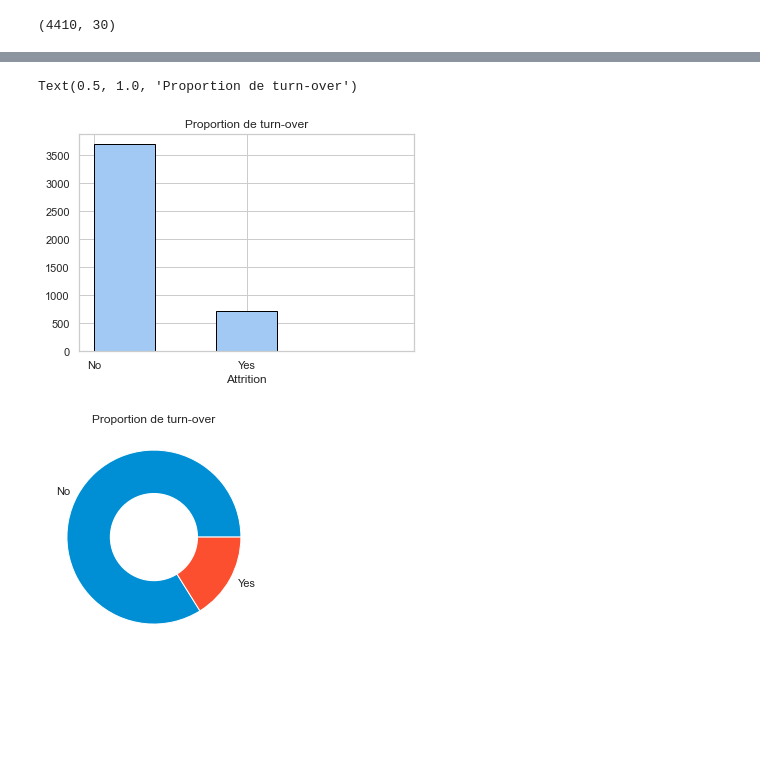
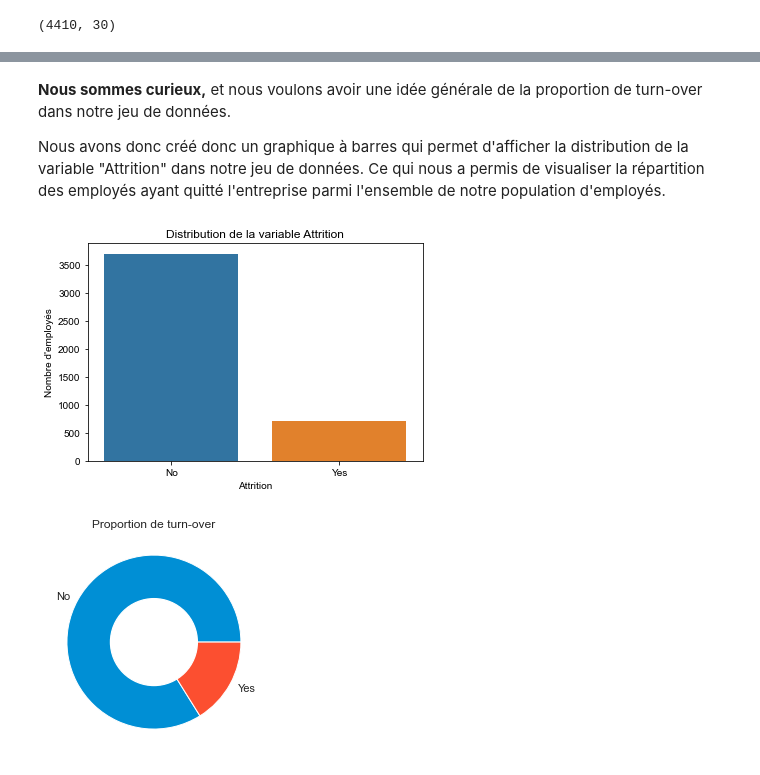
Before and after one commit to itsyanis/Machine-Learning-Project, a Jupyter notebook: Livrable_Projet IA.ipynb, the cells around one changed output, grey strips where cells are left out. Drawn from its saved outputs; the diff is of its cells as text; code cells hidden in the pictures; blank space fills up the shorter version.

```diff
--- a/Livrable_Projet IA.ipynb
+++ b/Livrable_Projet IA.ipynb
@@ -177,9 +227,16 @@ data_merged.shape
+# %% [markdown]
+<strong>Nous sommes curieux,</strong> et nous voulons avoir une idée générale de la proportion de turn-over dans notre jeu de données.
+
+Nous avons donc créé donc un graphique à barres qui permet d'afficher la distribution de la variable "Attrition" dans notre jeu de données. Ce qui nous a permis de visualiser la répartition des employés ayant quitté l'entreprise parmi l'ensemble de notre population d'employés.
 # %%
-plt.hist(data_merged["Attrition"], range = (0, 2), bins = 5, edgecolor = 'black')
+import seaborn as sns
 
+sns.countplot(x='Attrition', data=data_merged)
+sns.set(style='darkgrid')
+plt.title('Distribution de la variable Attrition')
 plt.xlabel('Attrition')
-plt.title("Proportion de turn-over")
+plt.ylabel('Nombre d\'employés')
+plt.show()
 # %% [output]
-Text(0.5, 1.0, 'Proportion de turn-over')
-[figure, old version]
+[figure, new version]
 # %%
```
Also changed, not shown: parts of 120 cells of this notebook.
